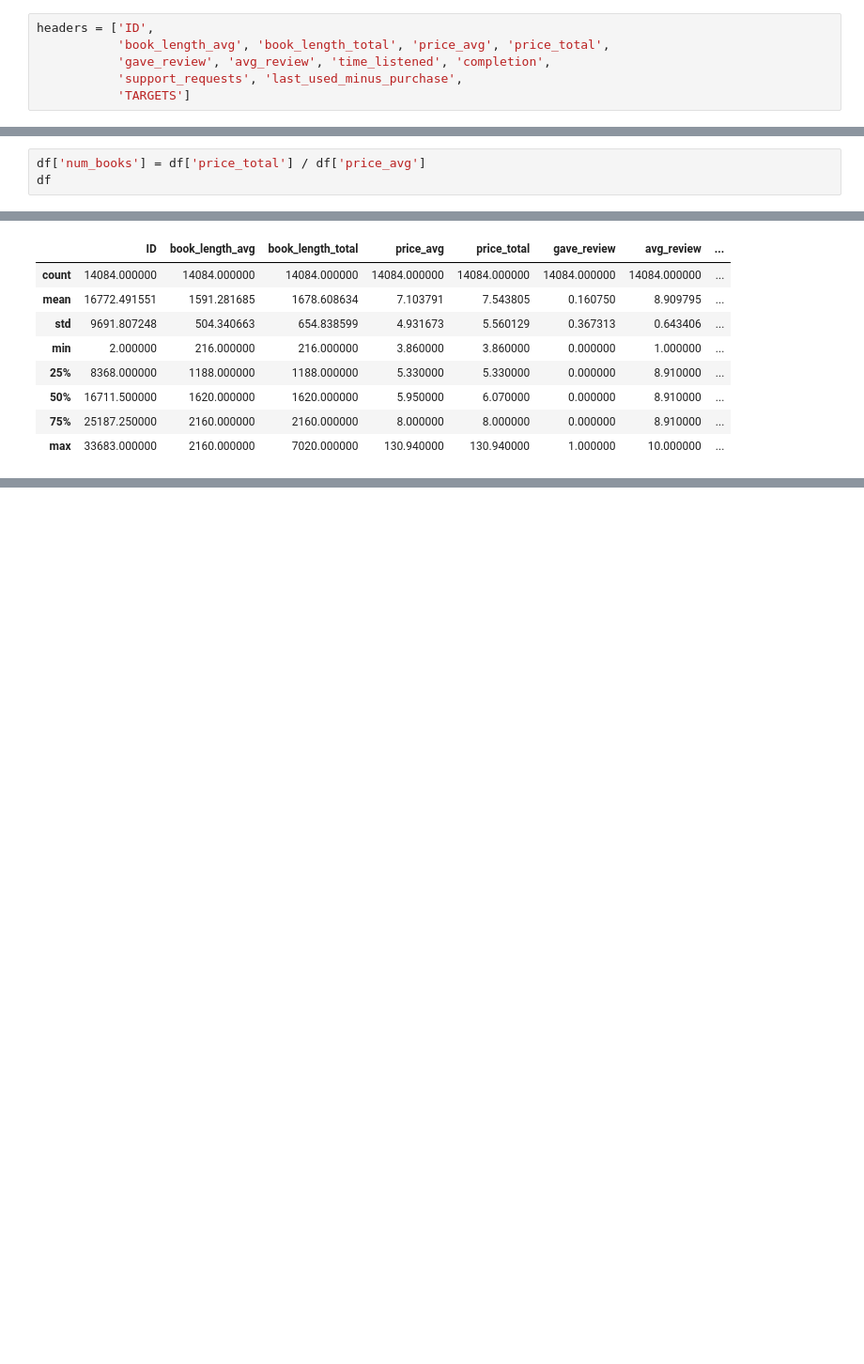
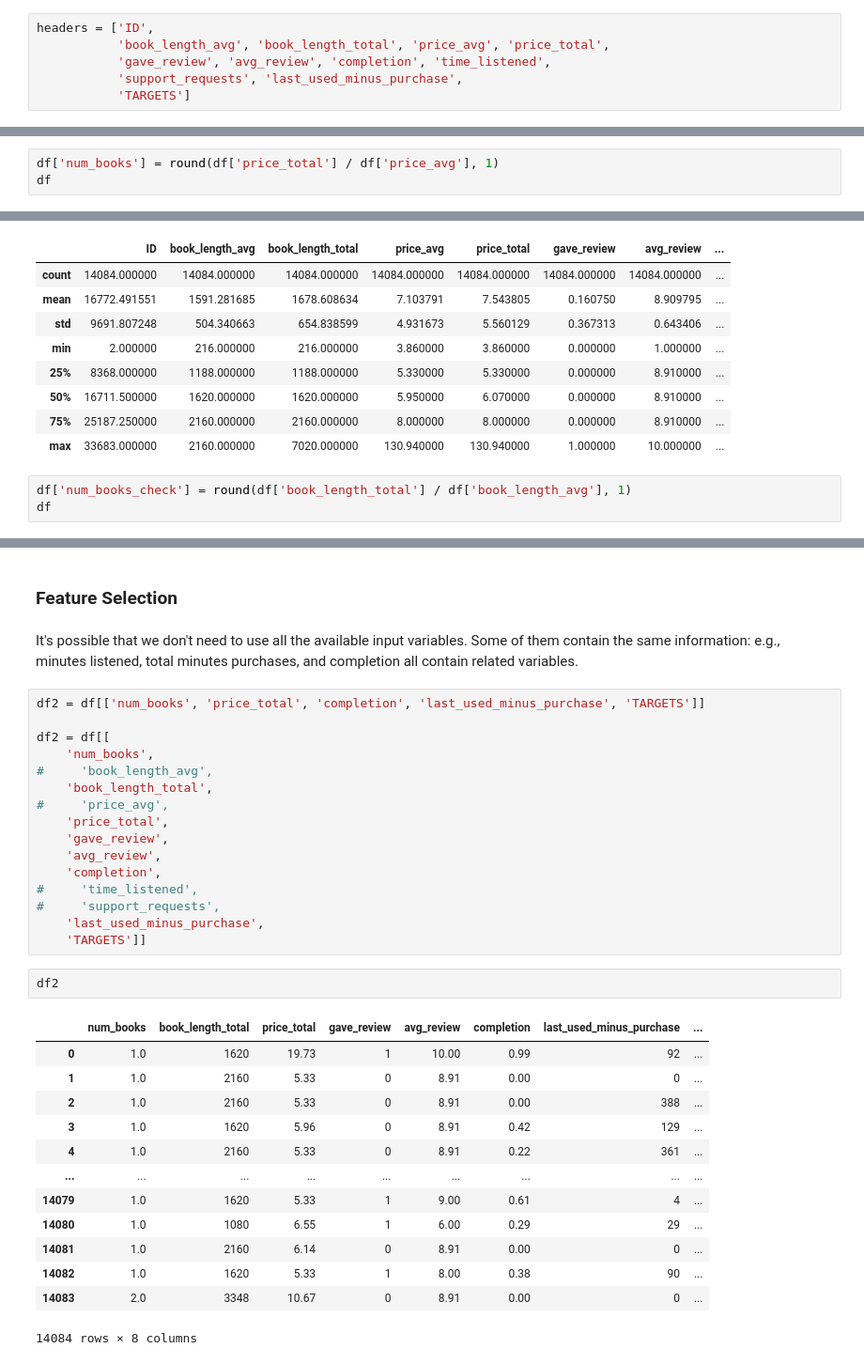
Before and after one commit to pbeata/DSc-Training, a Jupyter notebook: Projects/02-Business-Case/analysis_and_modeling_customer_data.ipynb, the cells around one changed output, grey strips where cells are left out. Shown at 94% size. Drawn from its saved outputs; the diff is of its cells as text; blank space fills up the shorter version.

Commit message:
updated the business case project by reviewing the full ML process

```diff
--- a/Projects/02-Business-Case/analysis_and_modeling_customer_data.ipynb
+++ b/Projects/02-Business-Case/analysis_and_modeling_customer_data.ipynb
@@ -41,7 +30,7 @@ Int64Index([0, 1, 2, 3, 4, 5, 6, 7, 8, 9, 10, 11], dtype='int64')
 # %%
 headers = ['ID',
            'book_length_avg', 'book_length_total', 'price_avg', 'price_total',
-           'gave_review', 'avg_review', 'time_listened', 'completion',
+           'gave_review', 'avg_review', 'completion', 'time_listened',
            'support_requests', 'last_used_minus_purchase',
            'TARGETS']
 # %%
@@ -62,7 +51,7 @@ df.describe()
 | 75% | 25187.250000 | 2160.000000 | 2160.000000 | 8.000000 | 8.000000 | 0.000000 | 8.910000 | ... |
 | max | 33683.000000 | 2160.000000 | 7020.000000 | 130.940000 | 130.940000 | 1.000000 | 10.000000 | ... |
 # %%
-df['num_books'] = df['price_total'] / df['price_avg']
+df['num_books'] = round(df['price_total'] / df['price_avg'], 1)
 df
 # %% [output]
 |  | ID | book_length_avg | book_length_total | price_avg | price_total | gave_review | avg_review | ... |
@@ -90,3 +79,6 @@ df.describe()
 | 50% | 16711.500000 | 1620.000000 | 1620.000000 | 5.950000 | 6.070000 | 0.000000 | 8.910000 | ... |
 | 75% | 25187.250000 | 2160.000000 | 2160.000000 | 8.000000 | 8.000000 | 0.000000 | 8.910000 | ... |
 | max | 33683.000000 | 2160.000000 | 7020.000000 | 130.940000 | 130.940000 | 1.000000 | 10.000000 | ... |
+# %%
+df['num_books_check'] = round(df['book_length_total'] / df['book_length_avg'], 1)
+df
@@ -92,0 +115,36 @@ df.describe()
+# %% [markdown]
+### Feature Selection
+# %% [markdown]
+It's possible that we don't need to use all the available input variables. Some of them contain the same information: e.g., minutes listened, total minutes purchases, and completion all contain related variables.
+# %%
+df2 = df[['num_books', 'price_total', 'completion', 'last_used_minus_purchase', 'TARGETS']]
+
+df2 = df[[
+    'num_books',
+#     'book_length_avg',
+    'book_length_total',
+#     'price_avg',
+    'price_total',
+    'gave_review',
+    'avg_review',
+    'completion',
+#     'time_listened',
+#     'support_requests',
+    'last_used_minus_purchase',
+    'TARGETS']]
+# %%
+df2
+# %% [output]
+|  | num_books | book_length_total | price_total | gave_review | avg_review | completion | last_used_minus_purchase | ... |
+| 0 | 1.0 | 1620 | 19.73 | 1 | 10.00 | 0.99 | 92 | ... |
+| 1 | 1.0 | 2160 | 5.33 | 0 | 8.91 | 0.00 | 0 | ... |
+| 2 | 1.0 | 2160 | 5.33 | 0 | 8.91 | 0.00 | 388 | ... |
+| 3 | 1.0 | 1620 | 5.96 | 0 | 8.91 | 0.42 | 129 | ... |
+| 4 | 1.0 | 2160 | 5.33 | 0 | 8.91 | 0.22 | 361 | ... |
+| ... | ... | ... | ... | ... | ... | ... | ... | ... |
+| 14079 | 1.0 | 1620 | 5.33 | 1 | 9.00 | 0.61 | 4 | ... |
+| 14080 | 1.0 | 1080 | 6.55 | 1 | 6.00 | 0.29 | 29 | ... |
+| 14081 | 1.0 | 2160 | 6.14 | 0 | 8.91 | 0.00 | 0 | ... |
+| 14082 | 1.0 | 1620 | 5.33 | 1 | 8.00 | 0.38 | 90 | ... |
+| 14083 | 2.0 | 3348 | 10.67 | 0 | 8.91 | 0.00 | 0 | ... |
+14084 rows × 8 columns
```
Also changed, not shown: parts of 41 cells of this notebook, 1 other file.
